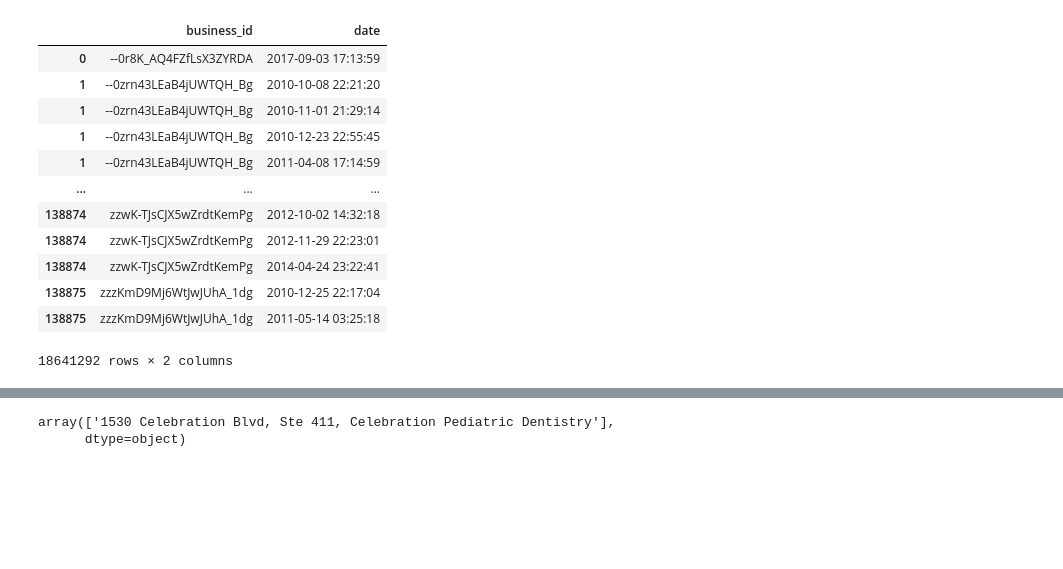
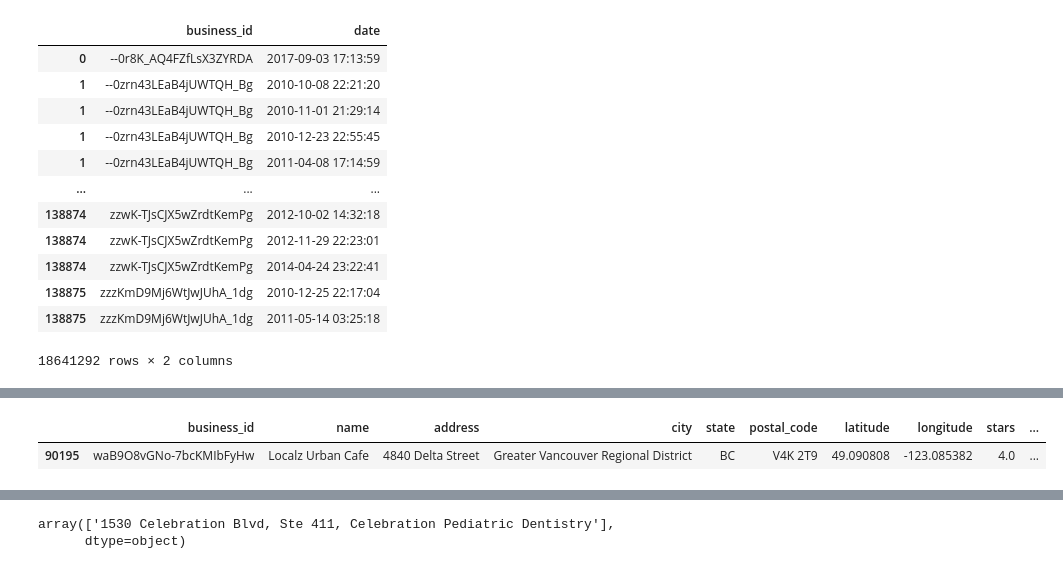
Before and after one commit to connie-ho/data-bites, a Jupyter notebook: Data_Exploration.ipynb, the cells around one changed output, grey strips where cells are left out. Cells and saved outputs as stored; diff of their text form; code cells hidden in the pictures; blank space fills up the shorter version.

```diff
--- a/Data_Exploration.ipynb
+++ b/Data_Exploration.ipynb
@@ -95,0 +102,5 @@ df_business = load_json_data(business_path)
+# %%
+df_business[df_business.city.str.len()==35]
+# %% [output]
+|  | business_id | name | address | city | state | postal_code | latitude | longitude | stars | ... |
+| 90195 | waB9O8vGNo-7bcKMIbFyHw | Localz Urban Cafe | 4840 Delta Street | Greater Vancouver Regional District | BC | V4K 2T9 | 49.090808 | -123.085382 | 4.0 | ... |
```
Also changed, not shown: parts of 3 cells of this notebook, 1 other file.
